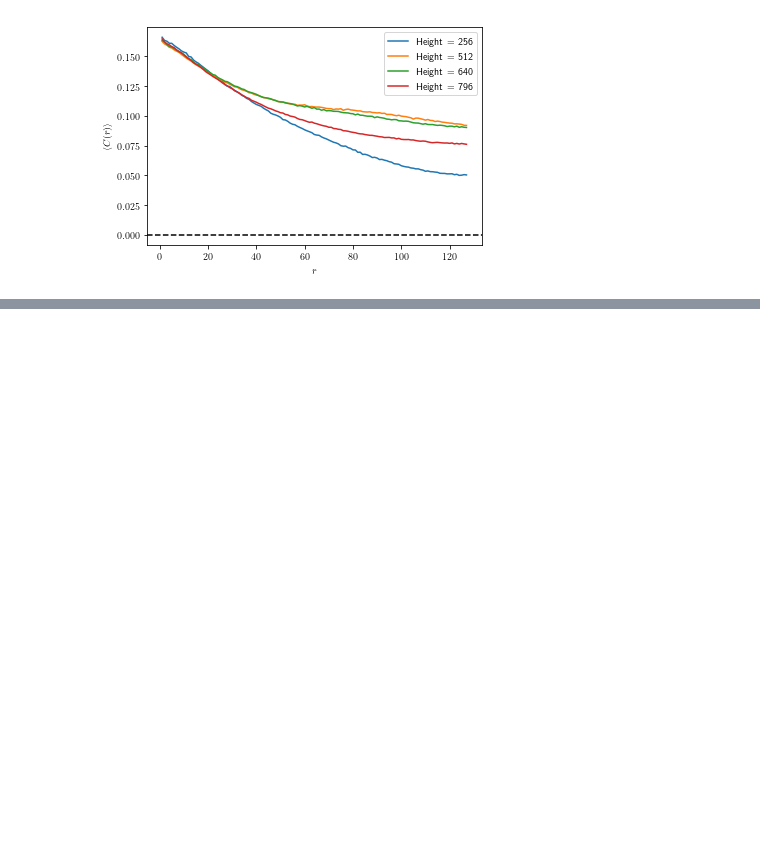
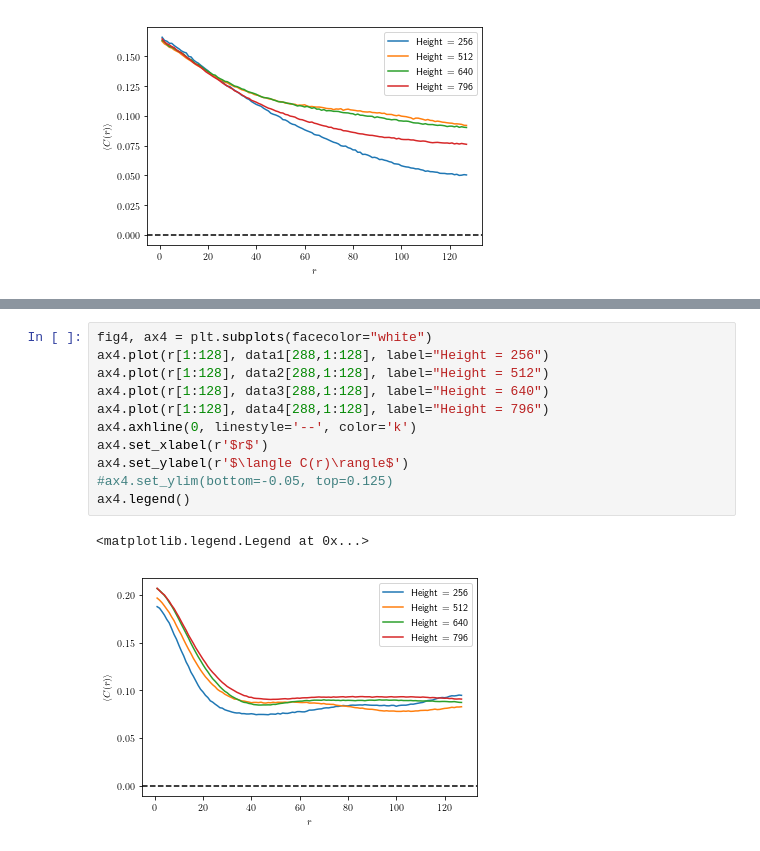
Before and after one commit to mlazarn/Summer18Research, a Jupyter notebook: MonteCarloSim/Untitled2.ipynb, the cells around one changed output, grey strips where cells are left out. Cells and saved outputs as stored; diff of their text form; blank space fills up the shorter version.

```diff
--- a/MonteCarloSim/Untitled2.ipynb
+++ b/MonteCarloSim/Untitled2.ipynb
@@ -56,0 +72,14 @@ ax2.legend()
+# %%
+fig4, ax4 = plt.subplots(facecolor="white")
+ax4.plot(r[1:128], data1[288,1:128], label="Height = 256")
+ax4.plot(r[1:128], data2[288,1:128], label="Height = 512")
+ax4.plot(r[1:128], data3[288,1:128], label="Height = 640")
+ax4.plot(r[1:128], data4[288,1:128], label="Height = 796")
+ax4.axhline(0, linestyle='--', color='k')
+ax4.set_xlabel(r'$r$')
+ax4.set_ylabel(r'$\langle C(r)\rangle$')
+#ax4.set_ylim(bottom=-0.05, top=0.125)
+ax4.legend()
+# %% [output]
+<matplotlib.legend.Legend at 0x...>
+[figure, added]
```
Also changed, not shown: parts of 12 cells of this notebook, 2 other files.
